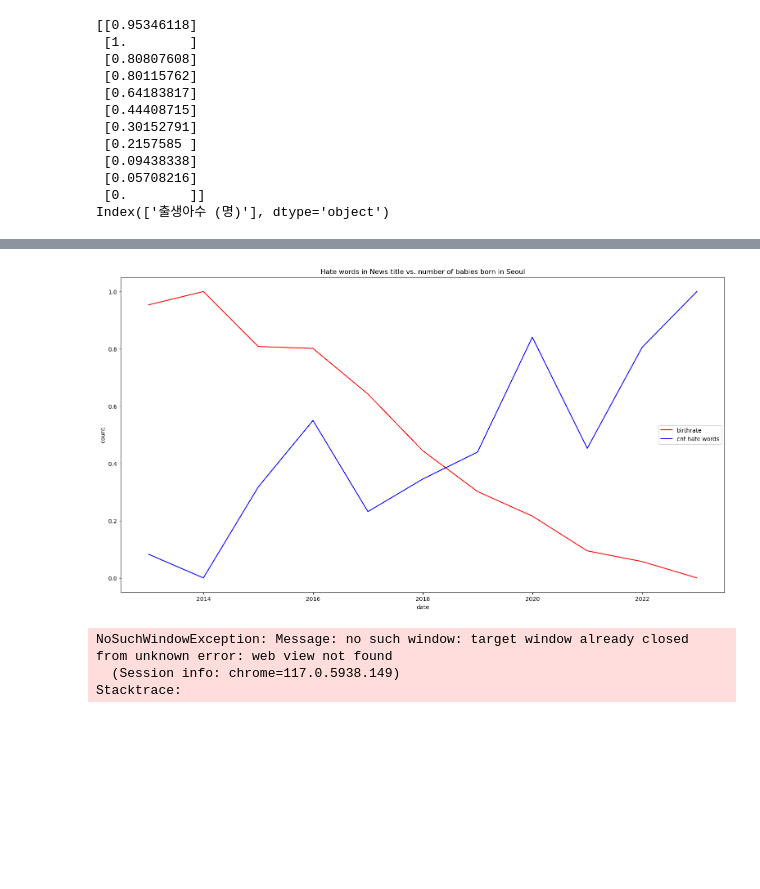
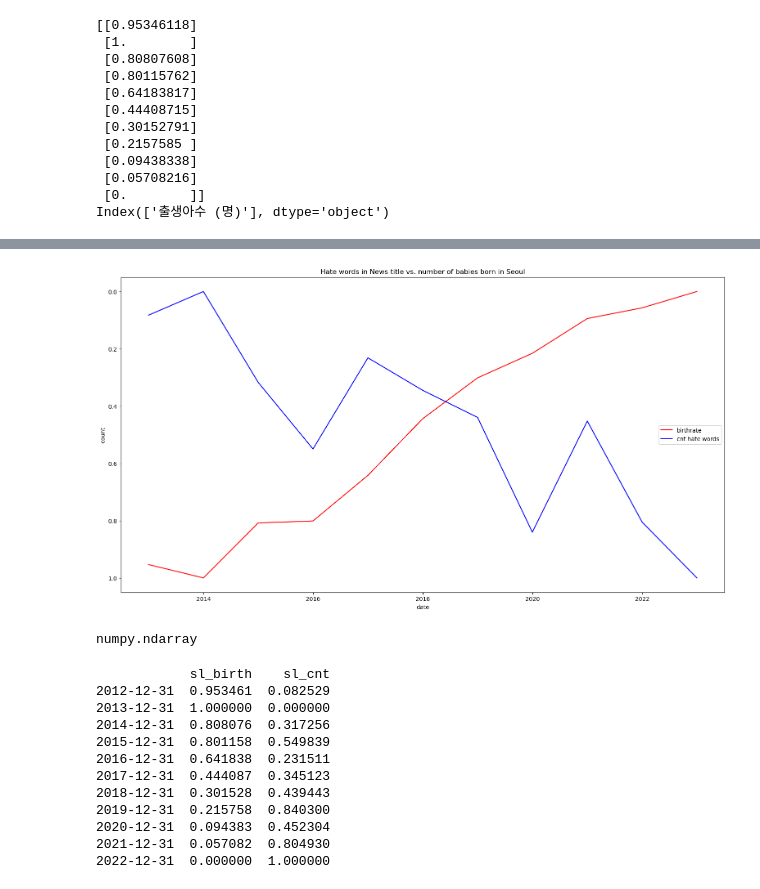
Before and after one commit to sfr9802/saving, a Jupyter notebook: news header/news_header.ipynb, the cells around one changed output, grey strips where cells are left out. Saved outputs shown, nothing was run; the diff lists cells and outputs as text; code cells hidden in the pictures; blank space fills up the shorter version.

```diff
--- a/news header/news_header.ipynb
+++ b/news header/news_header.ipynb
@@ -162,10 +142,10 @@ df_year_cnt.head()
 # %%
 print()
 # %%
-std_scaler = StandardScaler()
+
 mm_scaler = MinMaxScaler()
-df_sl_cnt = std_scaler.fit_transform(df_year_cnt)
-df_sl_cnt = mm_scaler.fit_transform(df_sl_cnt)
+
+df_sl_cnt = mm_scaler.fit_transform(df_year_cnt)
 print(df_sl_cnt)
 # %% [output]
 [[0.08252947]
@@ -216,8 +197,8 @@ RangeIndex(start=0, stop=13, step=1) Index(['자치구별(1)', '시점', '출생
 birth_df_2 = pd.read_csv("2011_2022 출산율.csv")
 birth_df_2.drop(['Unnamed: 0'], axis =1 , inplace = True)
 
-df_sl_birth = std_scaler.fit_transform(birth_df_2)
-df_sl_birth = mm_scaler.fit_transform(df_sl_birth)
+
+df_sl_birth = mm_scaler.fit_transform(birth_df_2)
 print(df_sl_birth)
 print(birth_df_2.columns)
 # %% [output]
@@ -241,50 +230,17 @@ len(df_year_cnt.index)
 # %%
 plt.figure(figsize = (19,10))
 
 plt.plot(df_year_cnt.index, df_sl_birth, 'r', label = 'birthrate')
+plt.gca().invert_yaxis()
 plt.plot(df_year_cnt.index, df_sl_cnt, 'b', label = 'cnt hate words')
 plt.title("Hate words in News title vs. number of babies born in Seoul")
 plt.xlabel("date")
 plt.ylabel("count")
 plt.legend(ncol = 1)
 plt.show()
 # %% [output]
-[figure, old version]
+[figure, new version]
-# %%
-options = webdriver.ChromeOptions()
-#prefs = {'profile.default_content_setting_values': {'cookies' : 2, 'images': 2, 'plugins' : 2, 'popups': 2, 'geolocation': 2, 'notifications' : 2, 'auto_select_certificate': 2, 'fullscreen' : 2, 'mouselock' : 2, 'mixed_script': 2, 'media_stream' : 2, 'media_stream_mic' : 2, 'media_stream_camera': 2, 'protocol_handlers' : 2, 'ppapi_broker' : 2, 'automatic_downloads': 2, 'midi_sysex' : 2, 'push_messaging' : 2, 'ssl_cert_decisions': 2, 'metro_switch_to_desktop' : 2, 'protected_media_identifier': 2, 'app_banner': 2, 'site_engagement' : 2, 'durable_storage' : 2}}
-#options.add_experimental_option('prefs', prefs)
-#options.headless = True
-options.add_argument("user-agent=Mozilla/5.0 (Windows NT 10.0; Win64; x64) AppleWebKit/537.36 (KHTML, like Gecko)")
-driver = webdriver.Chrome(options=options)
-driver.get("https://news.daum.net/breakingnews/society?regDate=20190816")
-
-html = driver.page_source
-soup = Soup(html, 'html.parser')
-header_list = []
-data_ix = pd.date_range("2019/01/01",periods=365,freq="D")
-
-df_header = pd.DataFrame(columns=['header'], index= data_ix)
-for i in range(365):
-    driver.find_element(By.XPATH, "/html/body/div[2]/div/div/div/div[3]/strong/div/span/a[10]").click()
-    for j in range(10):
-        for n in range(1, 15) :
-            n = str(n)
-            try :
-                header_list.append(driver.find_element(By.XPATH, "/html/body/div[2]/div/div/div[1]/div[3]/ul/li["+n+"]/div/strong/a").text)
-            except :
-                break
-        try :
-            driver.find_element(By.XPATH, "/html/body/div[2]/div/div/div[1]/div[3]/div/span/a[11]").click()
-        except :
-            break
-        time.sleep(0.5)
-    df_header.iat[i,0] = header_list
-    header_list = []
-    driver.find_element(By.XPATH, '/html/body/div[2]/div/div/div[1]/div[1]/div/div[1]/a[3]').click()
-    time.sleep(0.5)
-# %% [output]
-NoSuchWindowException: Message: no such window: target window already closed
-from unknown error: web view not found
-  (Session info: chrome=117.0.5938.149)
-Stacktrace:
+# %%
+type(df_sl_birth)
+# %% [output]
+numpy.ndarray
@@ -290,0 +249,22 @@ Stacktrace:
+# %%
+li_sl_birth = df_sl_birth.tolist()
+li_sl_cnt = df_sl_cnt.tolist()
+
+df_co_b= pd.DataFrame(df_sl_birth, index = df_year_cnt.index, columns = ["sl_birth"])
+df_co_c= pd.DataFrame(df_sl_cnt, index = df_year_cnt.index, columns = ["sl_cnt"])
+
+df_co = pd.concat([df_co_b, df_co_c], axis = 1)
+print(df_co)
+# %% [output]
+            sl_birth    sl_cnt
+2012-12-31  0.953461  0.082529
+2013-12-31  1.000000  0.000000
+2014-12-31  0.808076  0.317256
+2015-12-31  0.801158  0.549839
+2016-12-31  0.641838  0.231511
+2017-12-31  0.444087  0.345123
+2018-12-31  0.301528  0.439443
+2019-12-31  0.215758  0.840300
+2020-12-31  0.094383  0.452304
+2021-12-31  0.057082  0.804930
+2022-12-31  0.000000  1.000000
```
Also changed, not shown: parts of 16 cells of this notebook, 15 other files.
